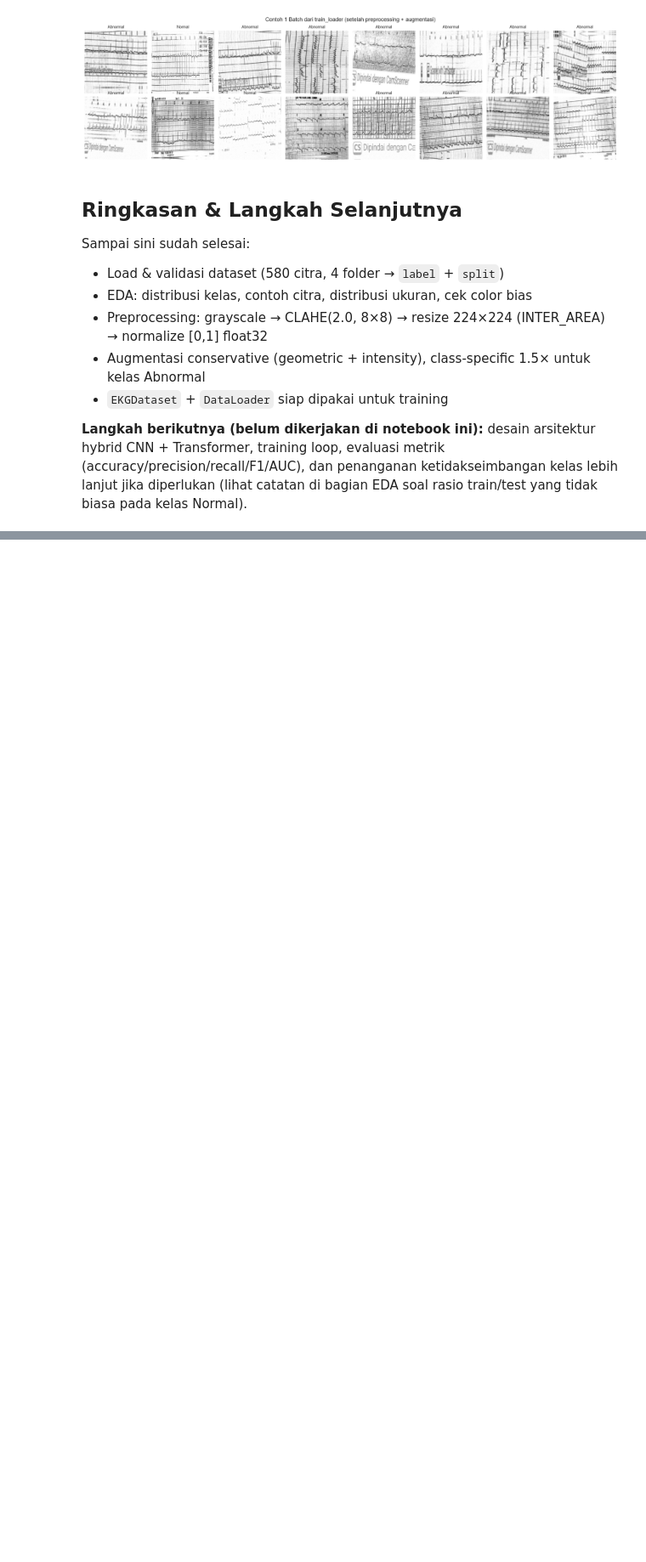
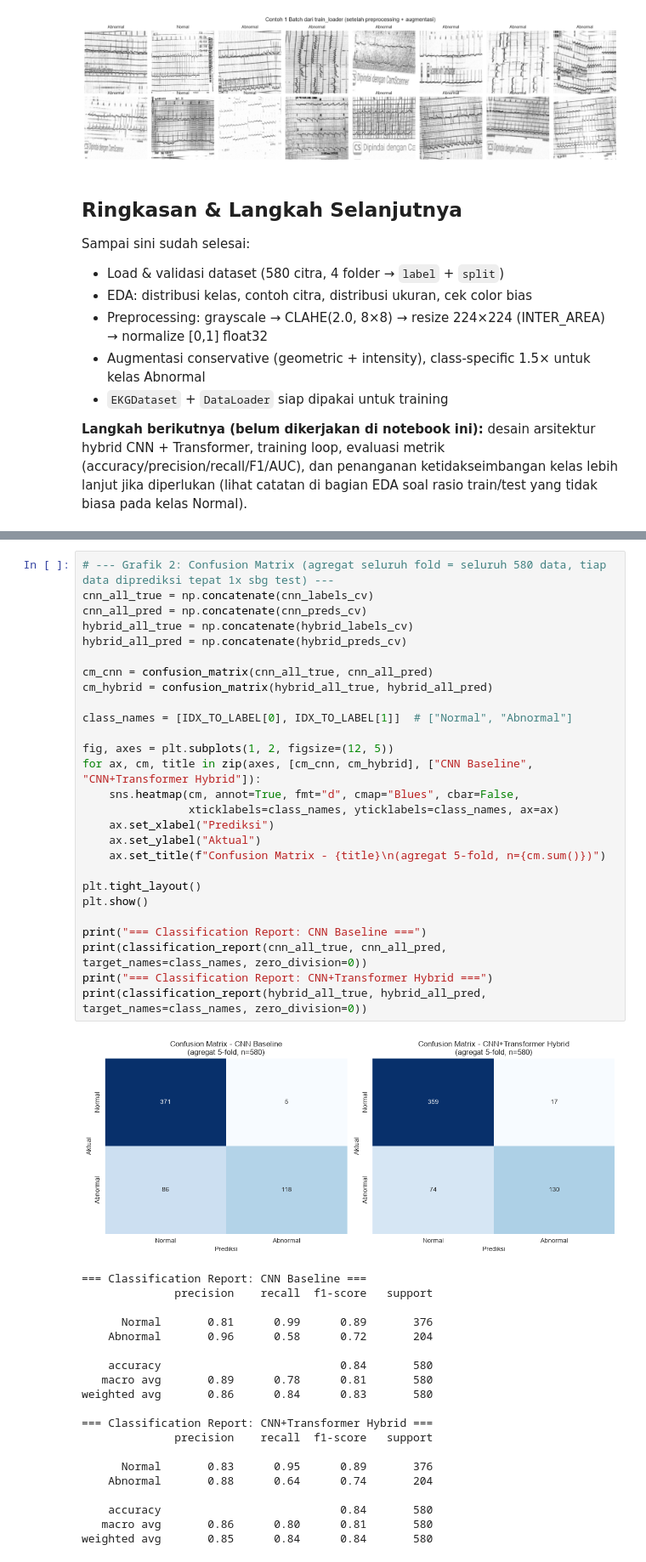
Before and after one commit to Masiyonice/ekg_cnn_transformers_, a Jupyter notebook: EKG_CNN_TRANSFORM.ipynb, the cells around one changed output, grey strips where cells are left out. Shown at 85% size. Cells and saved outputs as stored; diff of their text form; blank space fills up the shorter version.

```diff
--- a/EKG_CNN_TRANSFORM.ipynb
+++ b/EKG_CNN_TRANSFORM.ipynb
@@ -590,0 +1036,48 @@ Sampai sini sudah selesai:
+# %%
+# --- Grafik 2: Confusion Matrix (agregat seluruh fold = seluruh 580 data, tiap data diprediksi tepat 1x sbg test) ---
+cnn_all_true = np.concatenate(cnn_labels_cv)
+cnn_all_pred = np.concatenate(cnn_preds_cv)
+hybrid_all_true = np.concatenate(hybrid_labels_cv)
+hybrid_all_pred = np.concatenate(hybrid_preds_cv)
+
+cm_cnn = confusion_matrix(cnn_all_true, cnn_all_pred)
+cm_hybrid = confusion_matrix(hybrid_all_true, hybrid_all_pred)
+
+class_names = [IDX_TO_LABEL[0], IDX_TO_LABEL[1]]  # ["Normal", "Abnormal"]
+
+fig, axes = plt.subplots(1, 2, figsize=(12, 5))
+for ax, cm, title in zip(axes, [cm_cnn, cm_hybrid], ["CNN Baseline", "CNN+Transformer Hybrid"]):
+    sns.heatmap(cm, annot=True, fmt="d", cmap="Blues", cbar=False,
+                xticklabels=class_names, yticklabels=class_names, ax=ax)
+    ax.set_xlabel("Prediksi")
+    ax.set_ylabel("Aktual")
+    ax.set_title(f"Confusion Matrix - {title}\n(agregat 5-fold, n={cm.sum()})")
+
+plt.tight_layout()
+plt.show()
+
+print("=== Classification Report: CNN Baseline ===")
+print(classification_report(cnn_all_true, cnn_all_pred, target_names=class_names, zero_division=0))
+print("=== Classification Report: CNN+Transformer Hybrid ===")
+print(classification_report(hybrid_all_true, hybrid_all_pred, target_names=class_names, zero_division=0))
+# %% [output]
+[figure, added]
+=== Classification Report: CNN Baseline ===
+              precision    recall  f1-score   support
+
+      Normal       0.81      0.99      0.89       376
+    Abnormal       0.96      0.58      0.72       204
+
+    accuracy                           0.84       580
+   macro avg       0.89      0.78      0.81       580
+weighted avg       0.86      0.84      0.83       580
+
+=== Classification Report: CNN+Transformer Hybrid ===
+              precision    recall  f1-score   support
+
+      Normal       0.83      0.95      0.89       376
+    Abnormal       0.88      0.64      0.74       204
+
+    accuracy                           0.84       580
+   macro avg       0.86      0.80      0.81       580
+weighted avg       0.85      0.84      0.84       580
```
Also changed, not shown: parts of 16 cells of this notebook.
